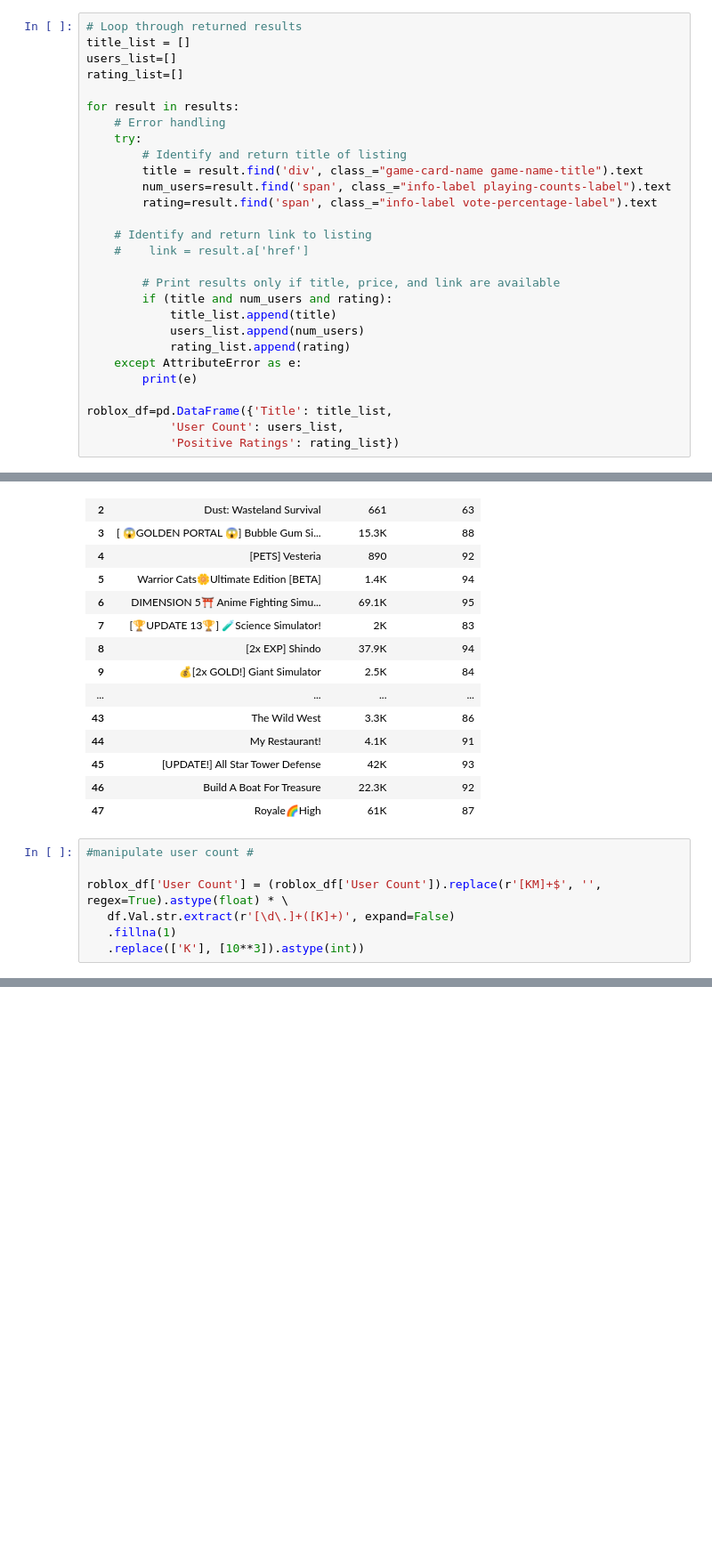
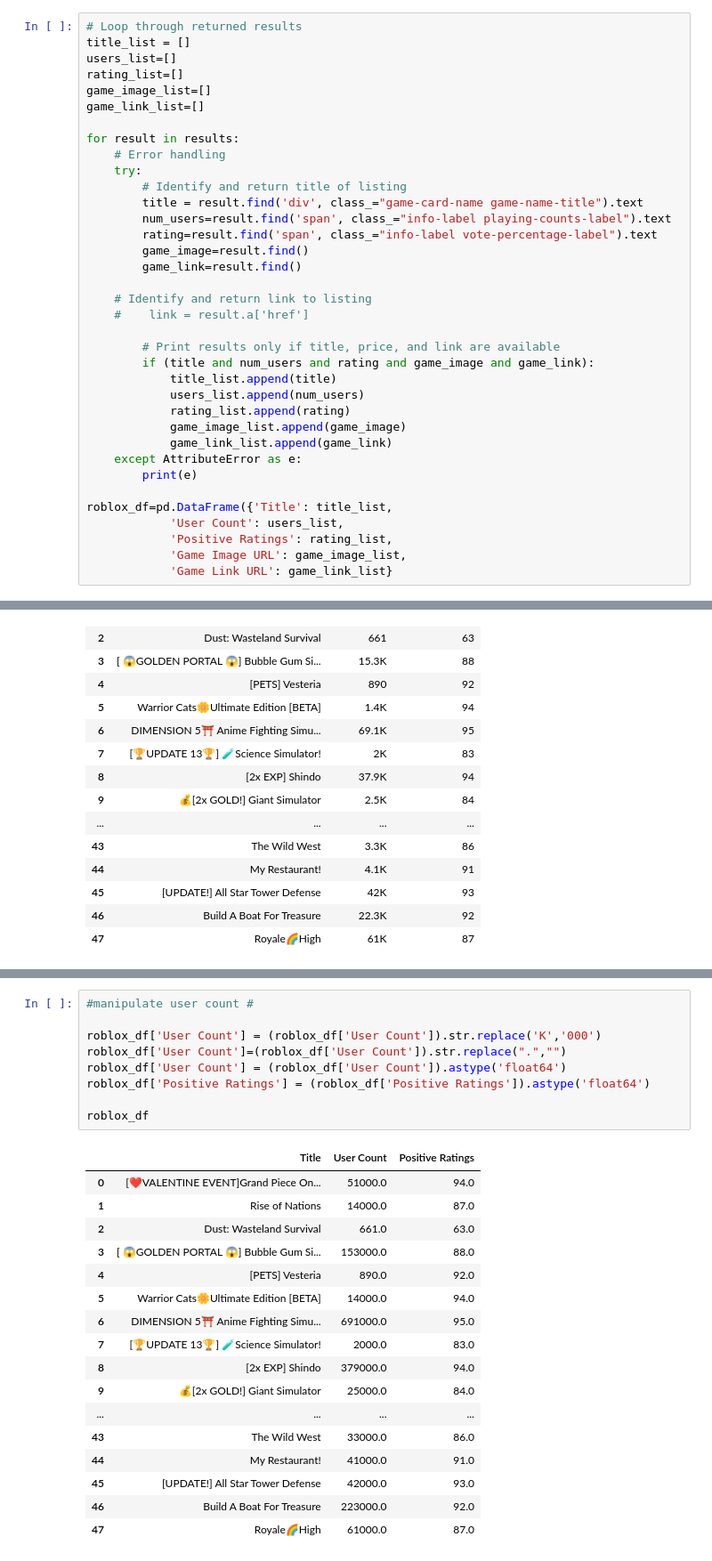
Before and after one commit to swatskool/etl-project-roblox, a Jupyter notebook: roblox_scraper.ipynb, the cells around one changed output, grey strips where cells are left out. Shown: that part at 89% size. Cells and saved outputs as stored; diff of their text form; blank space fills up the shorter version.

```diff
--- a/roblox_scraper.ipynb
+++ b/roblox_scraper.ipynb
@@ -72,6 +60,8 @@ print(results)
 title_list = []
 users_list=[]
 rating_list=[]
+game_image_list=[]
+game_link_list=[]
 
 for result in results:
     # Error handling
@@ -80,21 +70,27 @@ for result in results:
         title = result.find('div', class_="game-card-name game-name-title").text
         num_users=result.find('span', class_="info-label playing-counts-label").text
         rating=result.find('span', class_="info-label vote-percentage-label").text
+        game_image=result.find()
+        game_link=result.find()
 
     # Identify and return link to listing
     #    link = result.a['href']
 
         # Print results only if title, price, and link are available
-        if (title and num_users and rating):
+        if (title and num_users and rating and game_image and game_link):
             title_list.append(title)
             users_list.append(num_users)
             rating_list.append(rating)
+            game_image_list.append(game_image)
+            game_link_list.append(game_link)
     except AttributeError as e:
         print(e)
 
 roblox_df=pd.DataFrame({'Title': title_list,
             'User Count': users_list,
-            'Positive Ratings': rating_list})
+            'Positive Ratings': rating_list,
+            'Game Image URL': game_image_list,
+            'Game Link URL': game_link_list}
 # %%
 #manipulate %
 
@@ -120,10 +116,3 @@ roblox_df
 | 45 | [UPDATE!] All Star Tower Defense | 42K | 93 |
 | 46 | Build A Boat For Treasure | 22.3K | 92 |
 | 47 | Royale🌈High | 61K | 87 |
-# %%
-#manipulate user count #
-
-roblox_df['User Count'] = (roblox_df['User Count']).replace(r'[KM]+$', '', regex=True).astype(float) * \
-   df.Val.str.extract(r'[\d\.]+([K]+)', expand=False)
-   .fillna(1)
-   .replace(['K'], [10**3]).astype(int))
@@ -132,3 +119,30 @@ SyntaxError: invalid syntax (<ipython-input-40-c45b347dd8c0>, line 4)
+# %%
+#manipulate user count #
+
+roblox_df['User Count'] = (roblox_df['User Count']).str.replace('K','000')
+roblox_df['User Count']=(roblox_df['User Count']).str.replace(".","")
+roblox_df['User Count'] = (roblox_df['User Count']).astype('float64')
+roblox_df['Positive Ratings'] = (roblox_df['Positive Ratings']).astype('float64')
+
+roblox_df
+# %% [output]
+|  | Title | User Count | Positive Ratings |
+| 0 | [❤️VALENTINE EVENT]Grand Piece On... | 51000.0 | 94.0 |
+| 1 | Rise of Nations | 14000.0 | 87.0 |
+| 2 | Dust: Wasteland Survival | 661.0 | 63.0 |
+| 3 | [ 😱GOLDEN PORTAL 😱] Bubble Gum Si... | 153000.0 | 88.0 |
+| 4 | [PETS] Vesteria | 890.0 | 92.0 |
+| 5 | Warrior Cats🌼Ultimate Edition [BETA] | 14000.0 | 94.0 |
+| 6 | DIMENSION 5⛩️ Anime Fighting Simu... | 691000.0 | 95.0 |
+| 7 | [🏆UPDATE 13🏆] 🧪Science Simulator! | 2000.0 | 83.0 |
+| 8 | [2x EXP] Shindo | 379000.0 | 94.0 |
+| 9 | 💰[2x GOLD!] Giant Simulator | 25000.0 | 84.0 |
+| ... | ... | ... | ... |
+| 43 | The Wild West | 33000.0 | 86.0 |
+| 44 | My Restaurant! | 41000.0 | 91.0 |
+| 45 | [UPDATE!] All Star Tower Defense | 42000.0 | 93.0 |
+| 46 | Build A Boat For Treasure | 223000.0 | 92.0 |
+| 47 | Royale🌈High | 61000.0 | 87.0 |
 # %%
 sort_df=roblox_df.sort_values(by='User Count', ascending=False)
 
```
Also changed, not shown: parts of 5 cells of this notebook.
